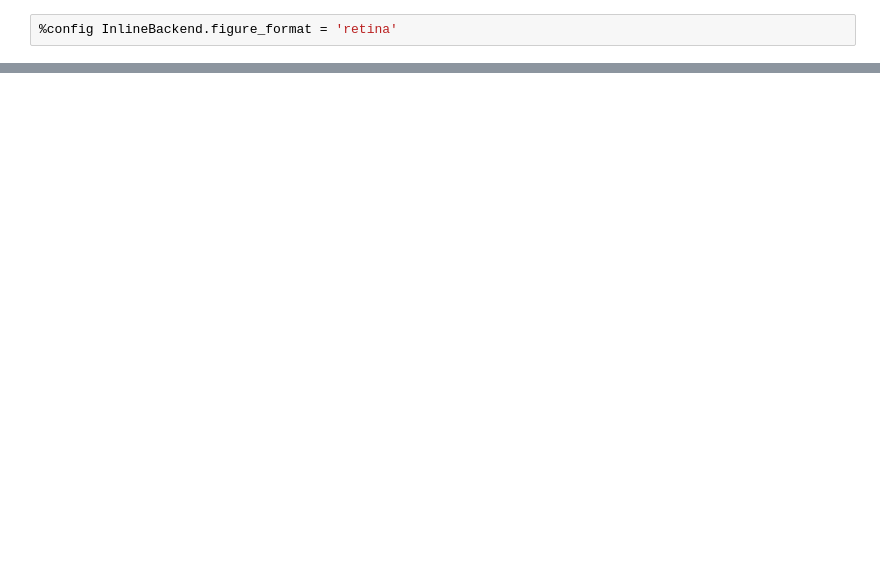
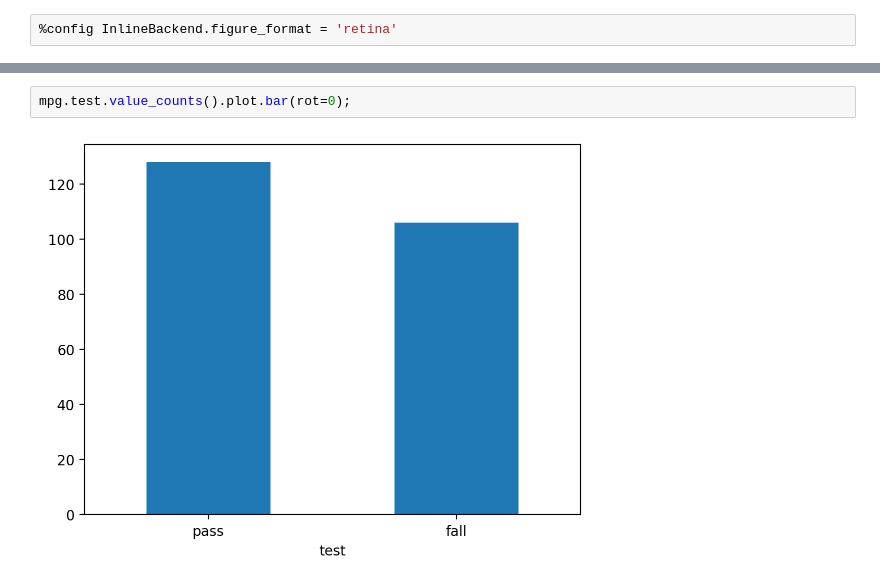
Before and after one commit to kihyuk-1/2025-1-myclass-BDA, a Jupyter notebook: inclass/05w_B_wed_0402.ipynb, the cells around one changed output, grey strips where cells are left out. Drawn from its saved outputs; the diff is of its cells as text; blank space fills up the shorter version.

```diff
--- a/inclass/05w_B_wed_0402.ipynb
+++ b/inclass/05w_B_wed_0402.ipynb
@@ -174,0 +251,4 @@ sns,histplot(mpg , x='total');
+# %%
+mpg.test.value_counts().plot.bar(rot=0);
+# %% [output]
+[figure, added]
```
Also changed, not shown: parts of 50 cells of this notebook.
